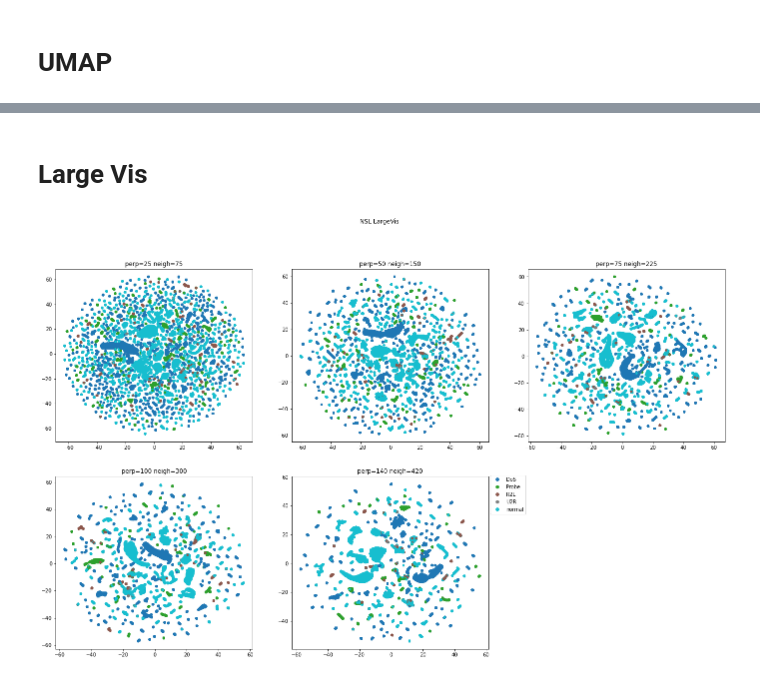
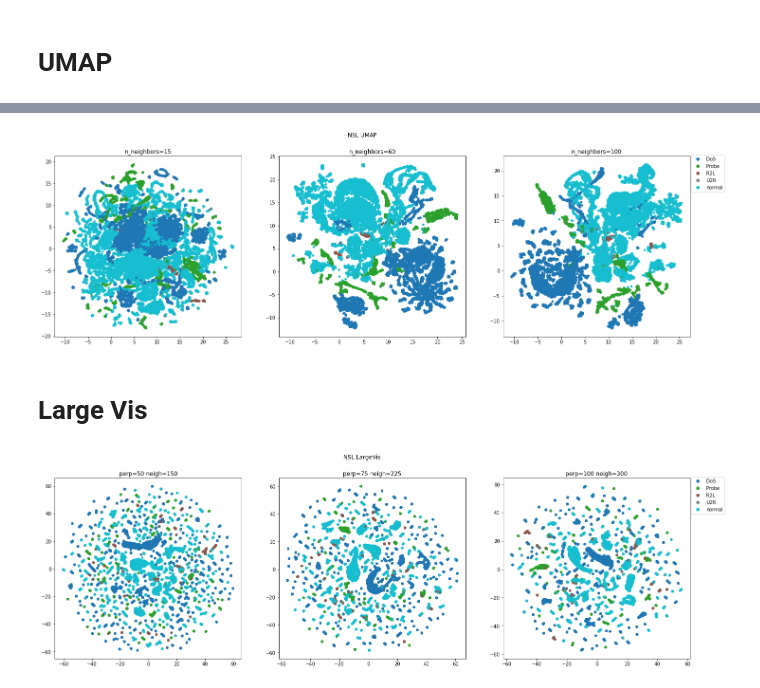
Before and after one commit to FEJTWOW/nsl_kdd, a Jupyter notebook: notebooks/visualization/autoencoders_with_categorical_visualization_bn16.ipynb, the cells around one changed output, grey strips where cells are left out. Saved outputs shown, nothing was run; the diff lists cells and outputs as text; code cells hidden in the pictures.

```diff
--- a/notebooks/visualization/autoencoders_with_categorical_visualization_bn16.ipynb
+++ b/notebooks/visualization/autoencoders_with_categorical_visualization_bn16.ipynb
@@ -124,3 +233,7 @@ plot_2d(X_nsl_umap, nsl_lables, titles_umap_nsl, 'NSL UMAP', labels=attack_class
+# %%
+plot_2d(X_nsl_umap, nsl_lables[:20000], titles_umap_nsl, 'NSL UMAP', labels=attack_classes, bbox_shift=1.2, rows=1, figsize=(24, 7))
+# %% [output]
+[figure, added]
 # %% [markdown]
 # Large Vis
 # %%
@@ -147,6 +260,6 @@ if RUN_ALGORITHMS:
 else:
     X_nsl_largevis = np.load(pwd + '/data/saved_X/X_nsl_with_categorical_extracted_bn16_largevis.npy')
 # %%
-plot_2d(X_nsl_largevis, nsl_lables, titles_largevis_nsl, 'NSL LargeVis', labels=attack_classes, bbox_shift=1.2, rows=2, figsize=(24, 14))
+plot_2d(X_nsl_largevis[1:4], nsl_lables, titles_largevis_nsl[1:4], 'NSL LargeVis', labels=attack_classes, bbox_shift=1.2, rows=1, figsize=(24, 7))
 # %% [output]
-[figure, old version]
+[figure, new version]
```
Also changed, not shown: parts of 12 cells of this notebook, 9 other files.
